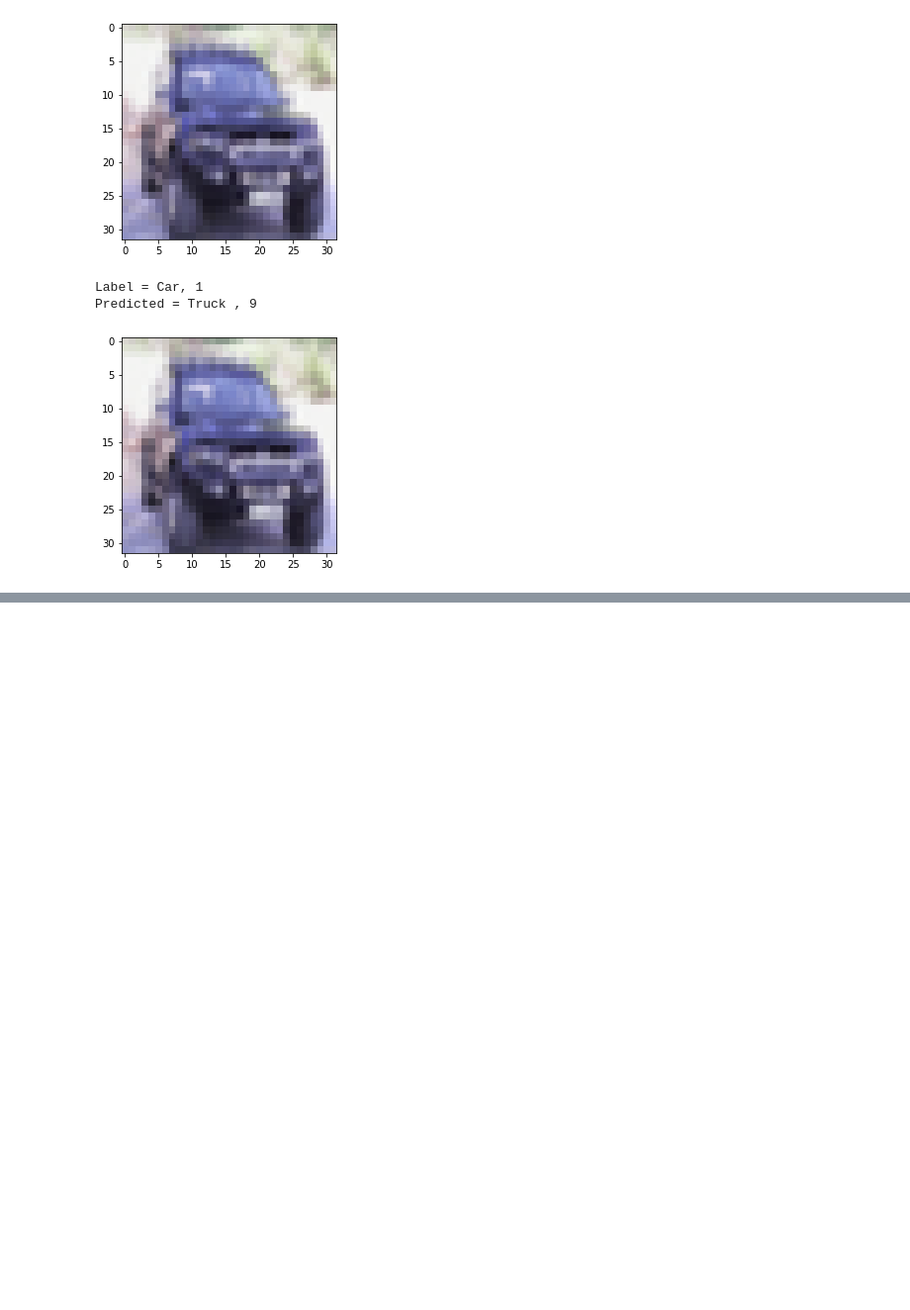
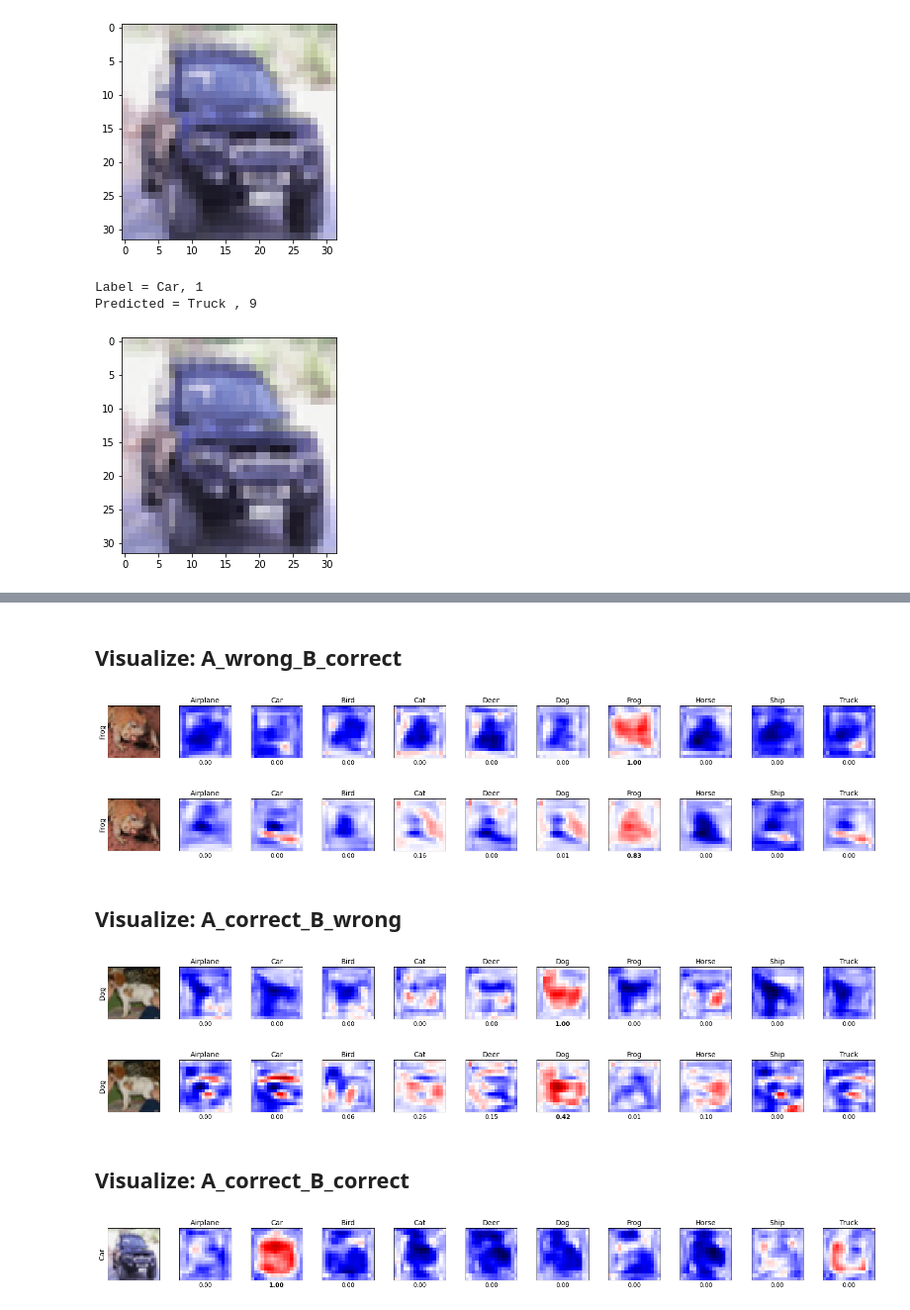
Before and after one commit to roldanjrgl/ml_project, a Jupyter notebook: notebooks/cifar_models_performance_analysis_v2.ipynb, the cells around one changed output, grey strips where cells are left out. Shown at 99% size. Drawn from its saved outputs; the diff is of its cells as text; code cells hidden in the pictures; blank space fills up the shorter version.

```diff
--- a/notebooks/cifar_models_performance_analysis_v2.ipynb
+++ b/notebooks/cifar_models_performance_analysis_v2.ipynb
@@ -457,0 +460,26 @@ visualize_one_sample(1, model_B)
+# %% [markdown]
+## Visualize: A_wrong_B_correct
+# %%
+visualize_one_sample(5, model_A, surrogate_A, fastshap_A)
+# %% [output]
+[figure, added]
+# %%
+visualize_one_sample(5, model_B, surrogate_B, fastshap_B)
+# %% [output]
+[figure, added]
+# %% [markdown]
+## Visualize: A_correct_B_wrong
+# %%
+visualize_one_sample(12, model_A, surrogate_A, fastshap_A)
+# %% [output]
+[figure, added]
+# %%
+visualize_one_sample(12, model_B, surrogate_B, fastshap_B)
+# %% [output]
+[figure, added]
+# %% [markdown]
+## Visualize: A_correct_B_correct
+# %%
+visualize_one_sample(9, model_A, surrogate_A, fastshap_A)
+# %% [output]
+[figure, added]
```
Also changed, not shown: parts of 22 cells of this notebook.
